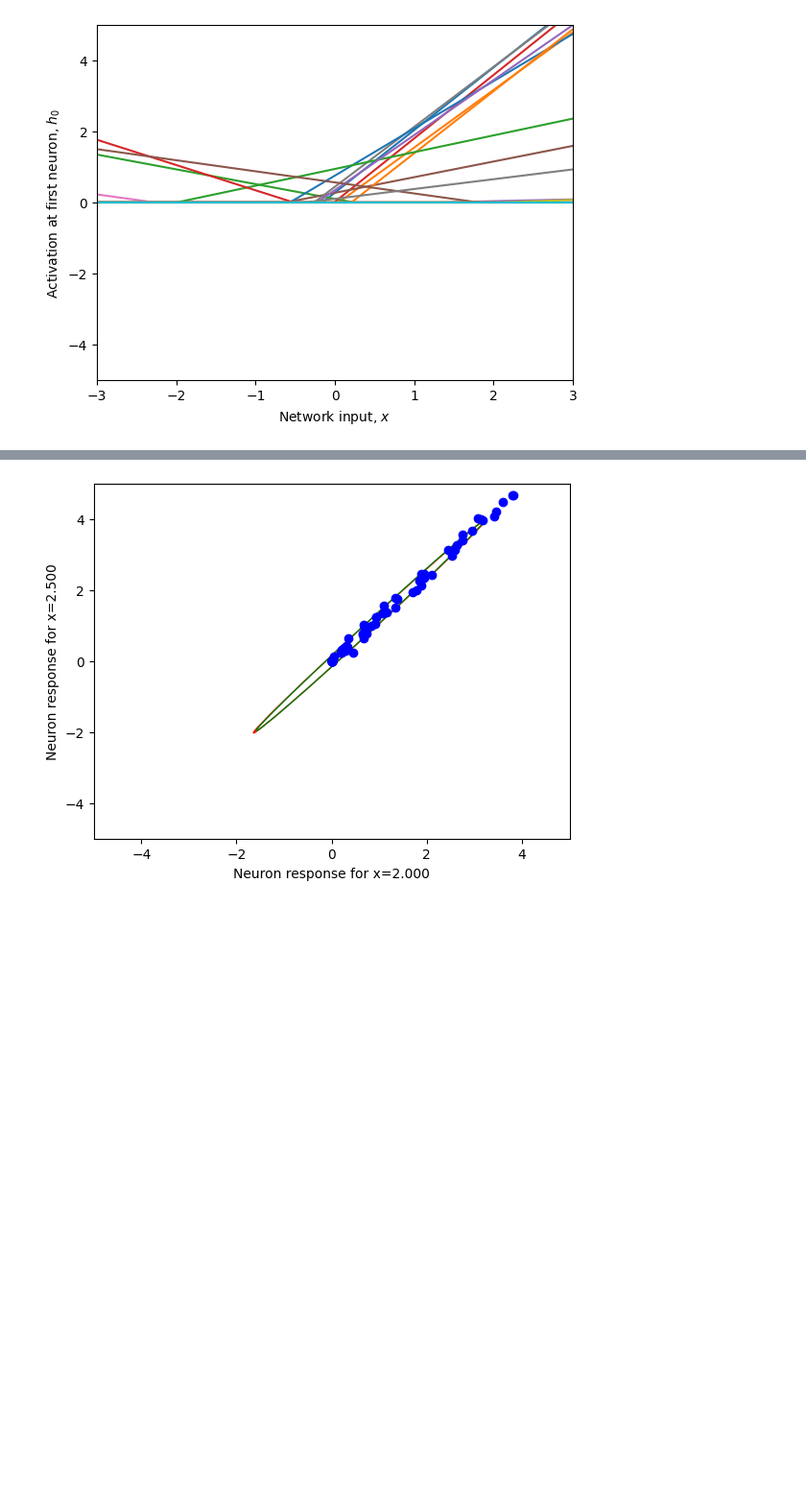
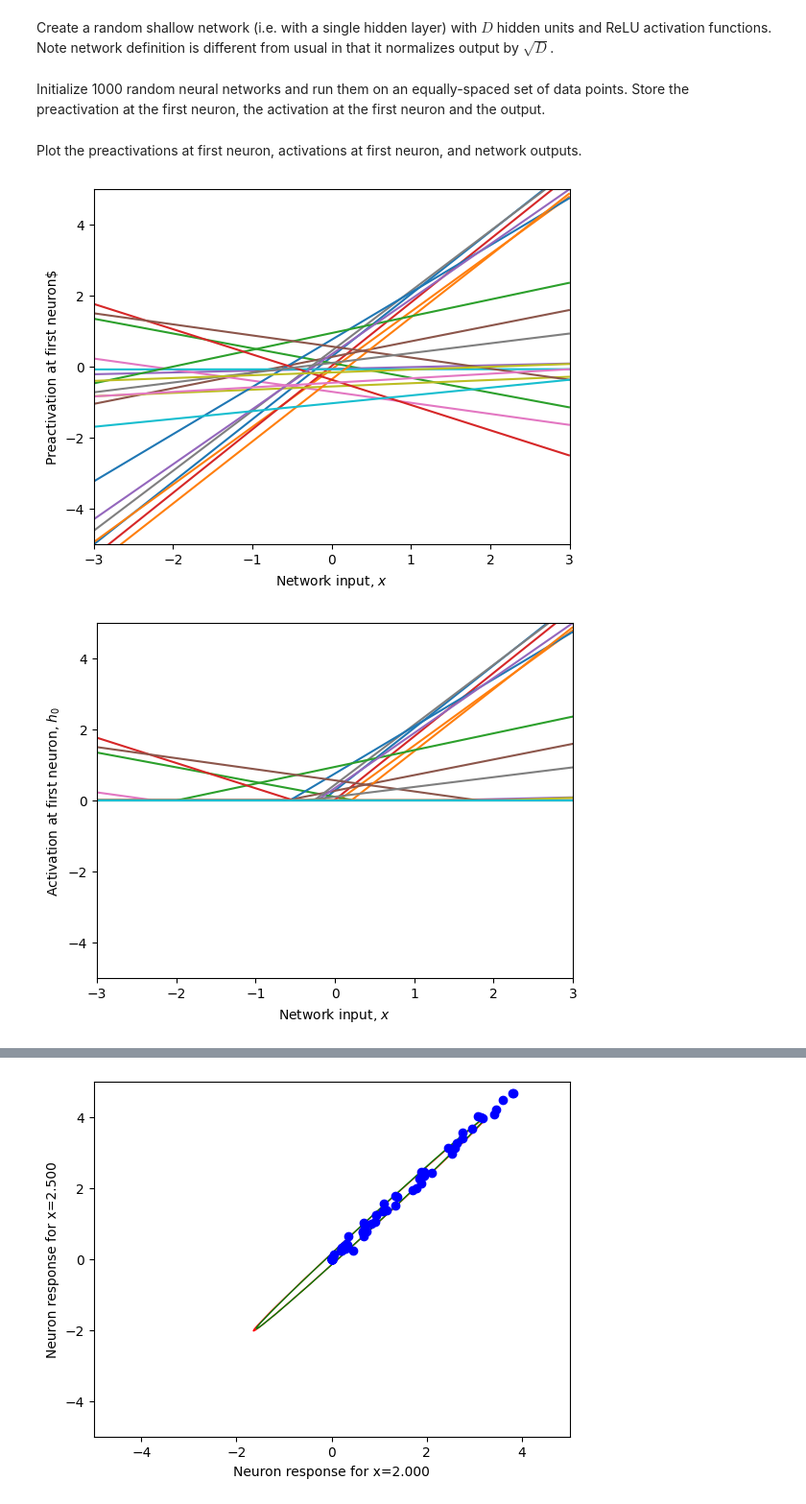
Before and after one commit to udlbook/udlbook, a Jupyter notebook: Blogs/Borealis_NNGP.ipynb, the cells around one changed output, grey strips where cells are left out. Shown at 96% size. Saved outputs shown, nothing was run; the diff lists cells and outputs as text; code cells hidden in the pictures; blank space fills up the shorter version.

```diff
--- a/Blogs/Borealis_NNGP.ipynb
+++ b/Blogs/Borealis_NNGP.ipynb
@@ -51,3 +55,5 @@ def confidence_ellipse(mean_x, mean_y, cov, ax, n_std=2.0, facecolor='none', **k
+# %% [markdown]
+Create a random shallow network (i.e. with a single hidden layer) with $D$ hidden units and ReLU activation functions.  Note network definition is different from usual in that it normalizes output by $\sqrt{D}$.
 # %%
 # Creates a neural network initialized with random parameters
 class RandomShallowNetwork:
@@ -75,4 +81,6 @@ class RandomShallowNetwork:
     activations = self.ReLU(preactivations)
     outputs = self.Omega_1 @ activations / np.sqrt(self.n_hidden) + self.beta_1 @ np.ones((1,n_data))
     return outputs, activations, preactivations
+# %% [markdown]
+Initialize 1000 random neural networks and run them on an equally-spaced set of data points.  Store the preactivation at the first neuron, the activation at the first neuron and the output.
 # %%
@@ -96,15 +103,38 @@ for c_network in range(n_network):
   outputs_all[c_network,:] = outputs
   preactivation_1_all[c_network,:] = preactivations[0,:]
   activation_1_all[c_network,:] = activations[0,:]
+# %% [markdown]
+Plot the preactivations at first neuron, activations at first neuron, and network outputs.
 # %%
+# Plot the preactivations of the first neuron in 20 diferent networks as a function of the input value
+fig, ax = plt.subplots()
+for c_network in range(20):
+  ax.plot(np.squeeze(x), preactivation_1_all[c_network,:])
+ax.set_xlim([-3,3])
+ax.set_ylim([-5,5])
+ax.set_xlabel('Network input, $x$')
+ax.set_ylabel('Preactivation at first neuron$')
+plt.show()
+
 # Plot the activations of the first neuron in 20 diferent networks as a function of the input value
 fig, ax = plt.subplots()
 for c_network in range(20):
   ax.plot(np.squeeze(x), activation_1_all[c_network,:])
 ax.set_xlim([-3,3])
 ax.set_ylim([-5,5])
 ax.set_xlabel('Network input, $x$')
 ax.set_ylabel('Activation at first neuron, $h_0$')
 plt.show()
+
+# Plot the output of the first neuron in 20 diferent networks as a function of the input value
+fig, ax = plt.subplots()
+for c_network in range(20):
+  ax.plot(np.squeeze(x), outputs_all[c_network,:])
+ax.set_xlim([-3,3])
+ax.set_ylim([-5,5])
+ax.set_xlabel('Network input, $x$')
+ax.set_ylabel('Network output, $f[x,\phi]$')
+plt.show()
 # %% [output]
-[figure, old version]
+[figure, new version]
+[figure, added]
```
Also changed, not shown: parts of 29 cells of this notebook.
